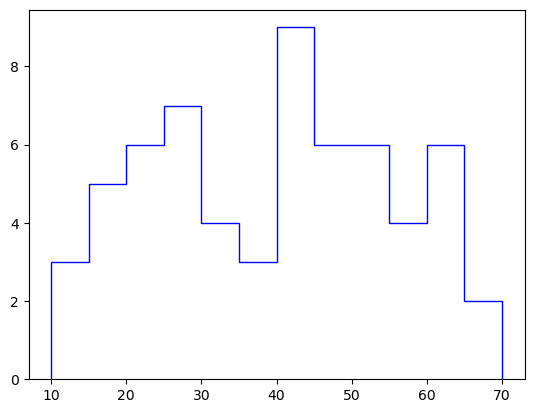
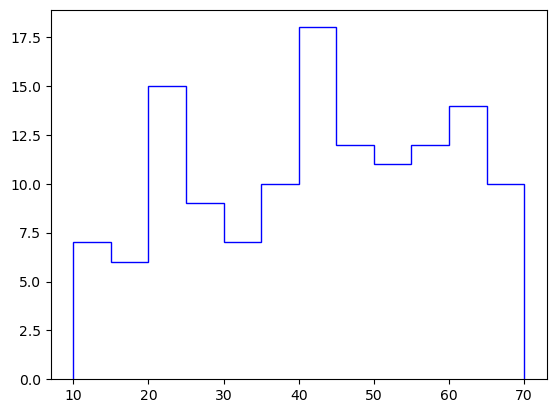
Unified diff of the notebook cell whose output changed from the first chart to the second:
--- before
+++ after
@@ -1 +1 @@
-plt.hist(Data.mass, bins=12, range=(10, 70), histtype='step', color='blue', label='Data');
+plt.hist(Data.mass[Data.BDT_45<0.3], bins=12, range=(10, 70), histtype='step', color='blue', label='Data');

Commit: update gitignore and other files